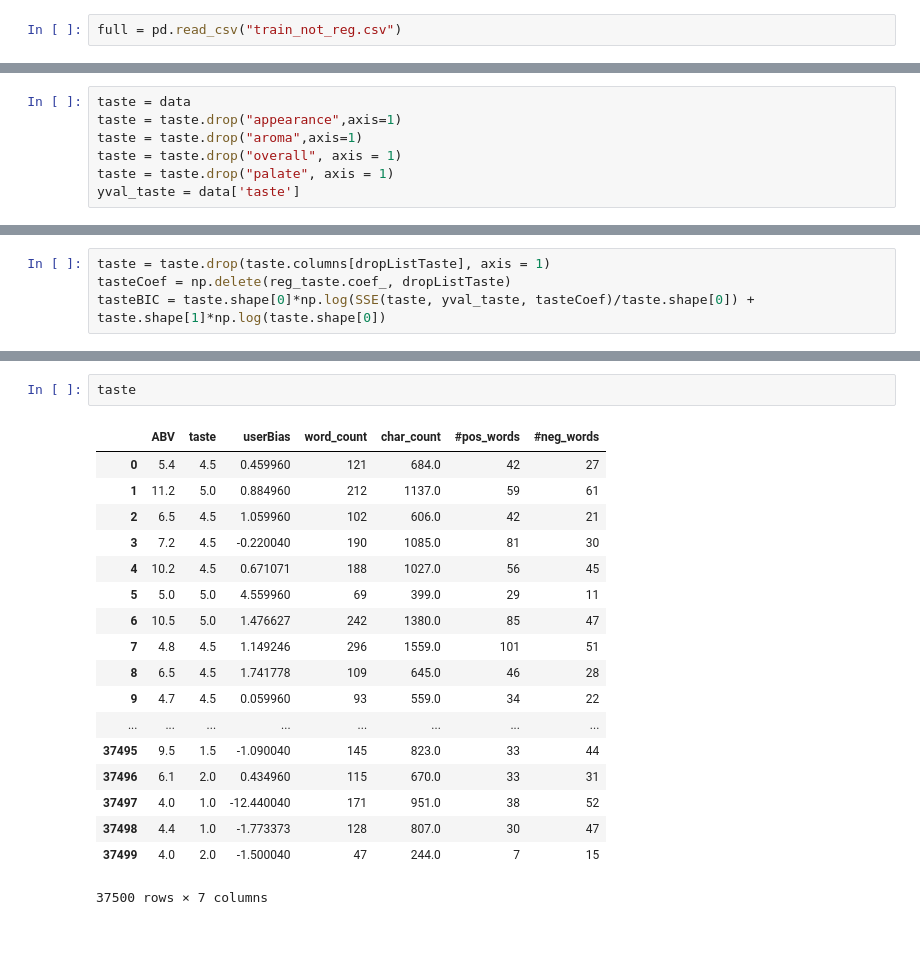
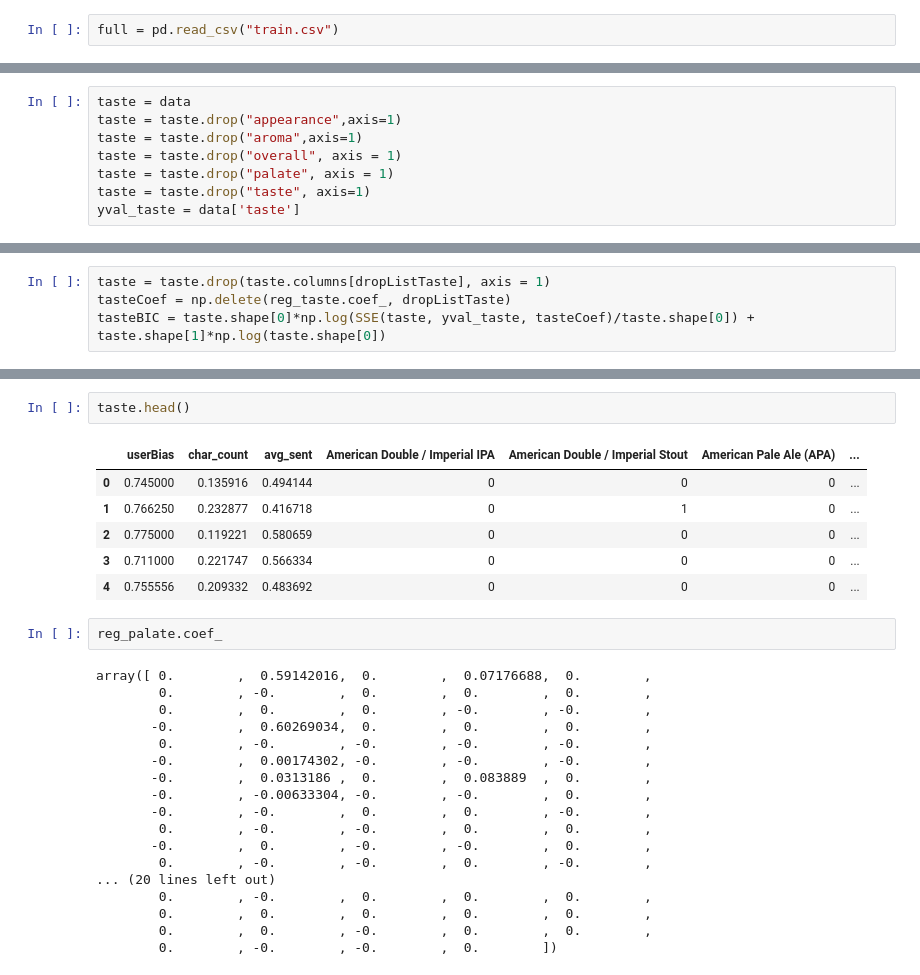
Before and after one commit to jameslabundis/data-401-project-2, a Jupyter notebook: models.ipynb, the cells around one changed output, grey strips where cells are left out. Drawn from its saved outputs; the diff is of its cells as text; blank space fills up the shorter version.

```diff
--- a/models.ipynb
+++ b/models.ipynb
@@ -6,5 +9,5 @@ import numpy as np
 # %%
-full = pd.read_csv("train_not_reg.csv")
+full = pd.read_csv("train.csv")
 # %%
 full.head()
 # %% [output]
@@ -60,5 +67,6 @@ taste = taste.drop("appearance",axis=1)
 taste = taste.drop("aroma",axis=1)
 taste = taste.drop("overall", axis = 1)
 taste = taste.drop("palate", axis = 1)
+taste = taste.drop("taste", axis=1)
 yval_taste = data['taste']
 # %%
@@ -240,21 +294,29 @@ palate
 # %%
-taste
+taste.head()
 # %% [output]
-|  | ABV | taste | userBias | word_count | char_count | #pos_words | #neg_words |
-| 0 | 5.4 | 4.5 | 0.459960 | 121 | 684.0 | 42 | 27 |
-| 1 | 11.2 | 5.0 | 0.884960 | 212 | 1137.0 | 59 | 61 |
-| 2 | 6.5 | 4.5 | 1.059960 | 102 | 606.0 | 42 | 21 |
-| 3 | 7.2 | 4.5 | -0.220040 | 190 | 1085.0 | 81 | 30 |
-| 4 | 10.2 | 4.5 | 0.671071 | 188 | 1027.0 | 56 | 45 |
-| 5 | 5.0 | 5.0 | 4.559960 | 69 | 399.0 | 29 | 11 |
-| 6 | 10.5 | 5.0 | 1.476627 | 242 | 1380.0 | 85 | 47 |
-| 7 | 4.8 | 4.5 | 1.149246 | 296 | 1559.0 | 101 | 51 |
-| 8 | 6.5 | 4.5 | 1.741778 | 109 | 645.0 | 46 | 28 |
-| 9 | 4.7 | 4.5 | 0.059960 | 93 | 559.0 | 34 | 22 |
-| ... | ... | ... | ... | ... | ... | ... | ... |
-| 37495 | 9.5 | 1.5 | -1.090040 | 145 | 823.0 | 33 | 44 |
-| 37496 | 6.1 | 2.0 | 0.434960 | 115 | 670.0 | 33 | 31 |
-| 37497 | 4.0 | 1.0 | -12.440040 | 171 | 951.0 | 38 | 52 |
-| 37498 | 4.4 | 1.0 | -1.773373 | 128 | 807.0 | 30 | 47 |
-| 37499 | 4.0 | 2.0 | -1.500040 | 47 | 244.0 | 7 | 15 |
+|  | userBias | char_count | avg_sent | American Double / Imperial IPA | American Double / Imperial Stout | American Pale Ale (APA) | ... |
+| 0 | 0.745000 | 0.135916 | 0.494144 | 0 | 0 | 0 | ... |
+| 1 | 0.766250 | 0.232877 | 0.416718 | 0 | 1 | 0 | ... |
+| 2 | 0.775000 | 0.119221 | 0.580659 | 0 | 0 | 0 | ... |
+| 3 | 0.711000 | 0.221747 | 0.566334 | 0 | 0 | 0 | ... |
+| 4 | 0.755556 | 0.209332 | 0.483692 | 0 | 0 | 0 | ... |
-37500 rows × 7 columns
+# %%
+reg_palate.coef_
+# %% [output]
+array([ 0.        ,  0.59142016,  0.        ,  0.07176688,  0.        ,
+        0.        , -0.        ,  0.        ,  0.        ,  0.        ,
+        0.        ,  0.        ,  0.        , -0.        , -0.        ,
+       -0.        ,  0.60269034,  0.        ,  0.        ,  0.        ,
+        0.        , -0.        , -0.        , -0.        , -0.        ,
+       -0.        ,  0.00174302, -0.        , -0.        , -0.        ,
+       -0.        ,  0.0313186 ,  0.        ,  0.083889  ,  0.        ,
+       -0.        , -0.00633304, -0.        , -0.        ,  0.        ,
+       -0.        , -0.        ,  0.        ,  0.        , -0.        ,
+        0.        , -0.        , -0.        ,  0.        ,  0.        ,
+       -0.        ,  0.        , -0.        , -0.        ,  0.        ,
+        0.        , -0.        , -0.        ,  0.        , -0.        ,
+... (20 lines left out)
+        0.        , -0.        ,  0.        ,  0.        ,  0.        ,
+        0.        ,  0.        ,  0.        ,  0.        ,  0.        ,
+        0.        ,  0.        , -0.        ,  0.        ,  0.        ,
+        0.        , -0.        , -0.        ,  0.        ])
```
Also changed, not shown: parts of 34 cells of this notebook.
